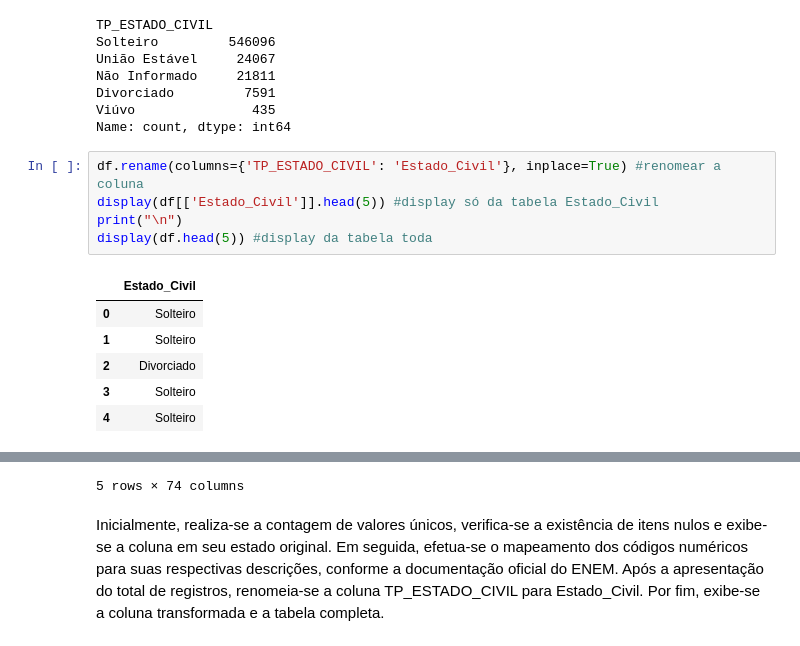
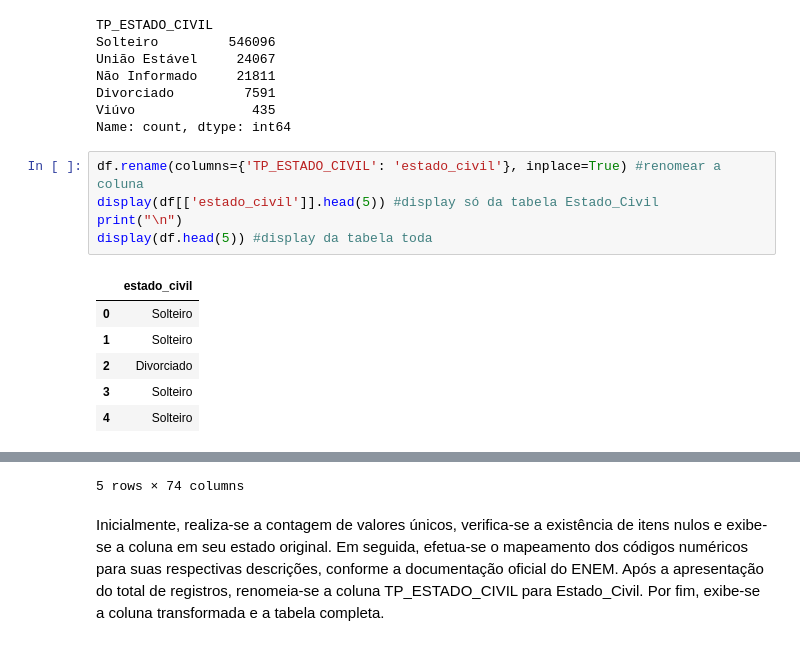
Before and after one commit to alicemaca/projeto_BD_equipe1, a Jupyter notebook: notebooks/ETL.ipynb, the cells around one changed output, grey strips where cells are left out. Saved outputs shown, nothing was run; the diff lists cells and outputs as text.

```diff
--- a/notebooks/ETL.ipynb
+++ b/notebooks/ETL.ipynb
@@ -1150,12 +1150,12 @@ Divorciado         7591
 Viúvo               435
 Name: count, dtype: int64
 # %%
-df.rename(columns={'TP_ESTADO_CIVIL': 'Estado_Civil'}, inplace=True) #renomear a coluna
-display(df[['Estado_Civil']].head(5)) #display só da tabela Estado_Civil
+df.rename(columns={'TP_ESTADO_CIVIL': 'estado_civil'}, inplace=True) #renomear a coluna
+display(df[['estado_civil']].head(5)) #display só da tabela Estado_Civil
 print("\n")
 display(df.head(5)) #display da tabela toda
 # %% [output]
-|  | Estado_Civil |
+|  | estado_civil |
 | 0 | Solteiro |
 | 1 | Solteiro |
 | 2 | Divorciado |
```
Also changed, not shown: parts of 13 cells of this notebook.
